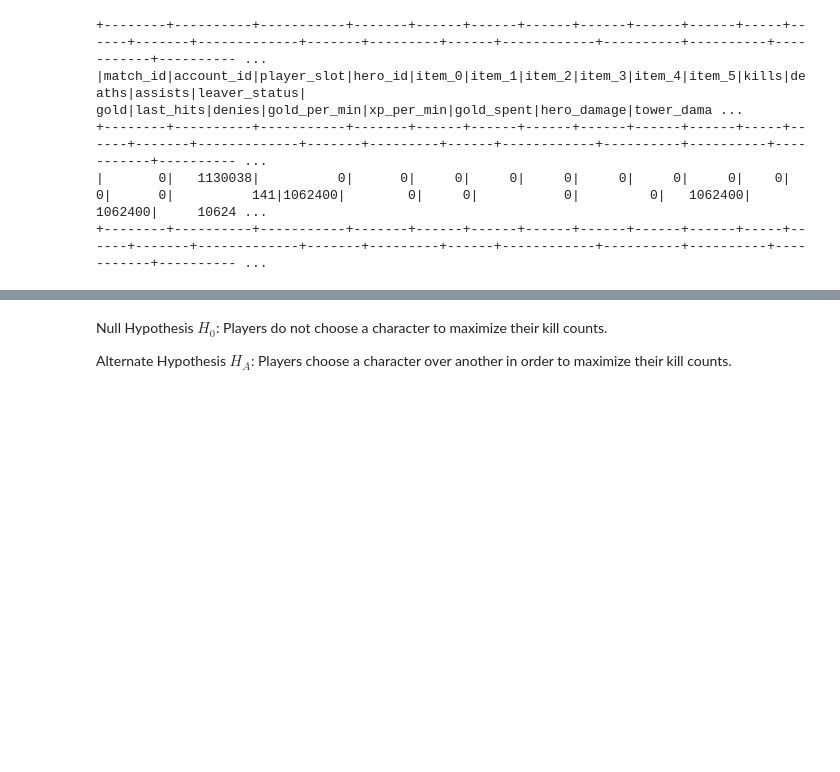
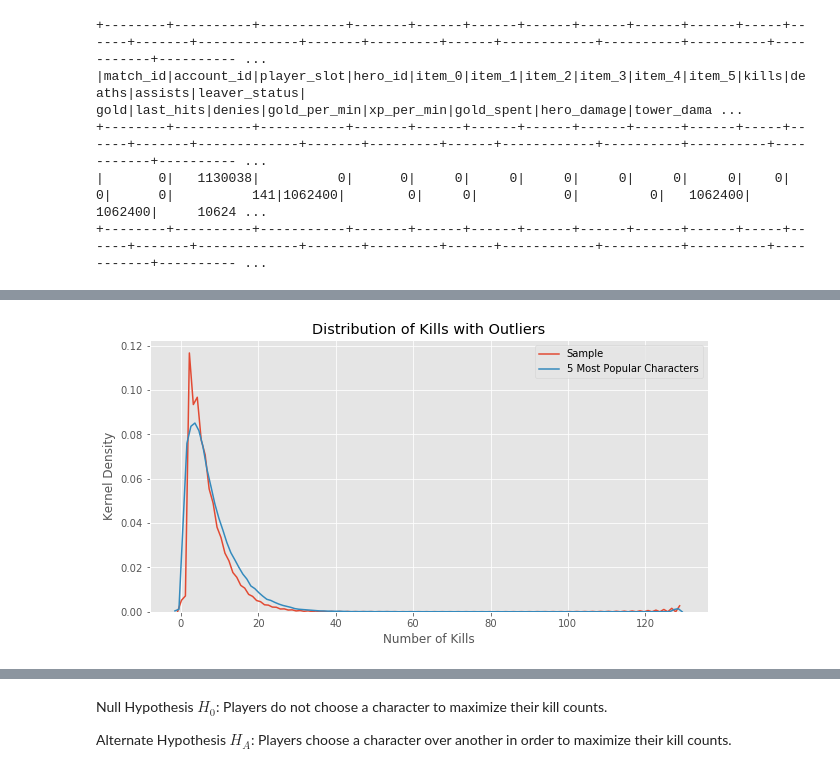
Before and after one commit to anotherjonlee/dotalytics, a Jupyter notebook: EDA.ipynb, the cells around one changed output, grey strips where cells are left out. Saved outputs shown, nothing was run; the diff lists cells and outputs as text; code cells hidden in the pictures; blank space fills up the shorter version.

```diff
--- a/EDA.ipynb
+++ b/EDA.ipynb
@@ -214,3 +160,0 @@ for i in hero_df_multi_roles['roles'].unique():
-# %%
-hero_df['role_idx'] = hero_df['roles'].map(role_labels)
-hero_df_multi_roles['role_idx']= hero_df_multi_roles['roles'].map(role_labels)
@@ -405,0 +310,2 @@ plt.show()
+# %%
+top5_ids = df_chars.iloc[:5]['hero_id']
@@ -405,0 +327,23 @@ plt.show()
+# %%
+fig,ax = plt.subplots(figsize = (10,5))
+
+ax = sns.kdeplot(df_full['kills'])
+
+# Plotting a top 5 character's kills distribution
+sns.kdeplot(df_full[df_full['hero_id'].isin(top5_ids)]['kills'])
+
+ax.set_title('Distribution of Kills with Outliers')
+
+ax.set_xlabel('Number of Kills')
+
+ax.set_ylabel('Kernel Density')
+
+ax.legend(['Sample','5 Most Popular Characters'])
+
+#ax.axvline(df_full['kills'].mean(),c='grey')  ## mean of the sample kills
+
+
+ax.axvline
+plt.show()
+# %% [output]
+[figure, added]
```
Also changed, not shown: parts of 78 cells of this notebook.
